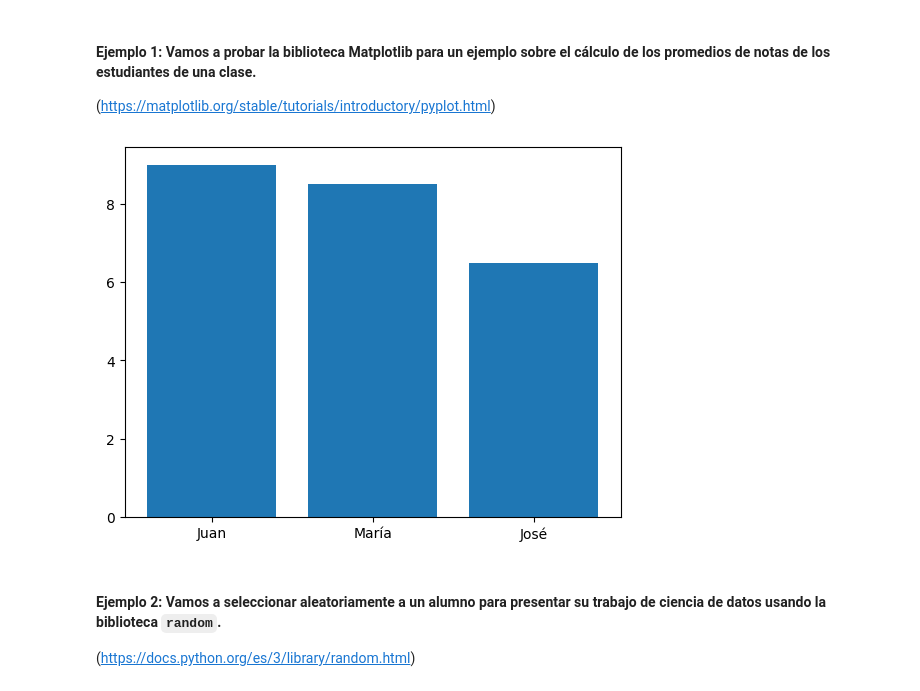
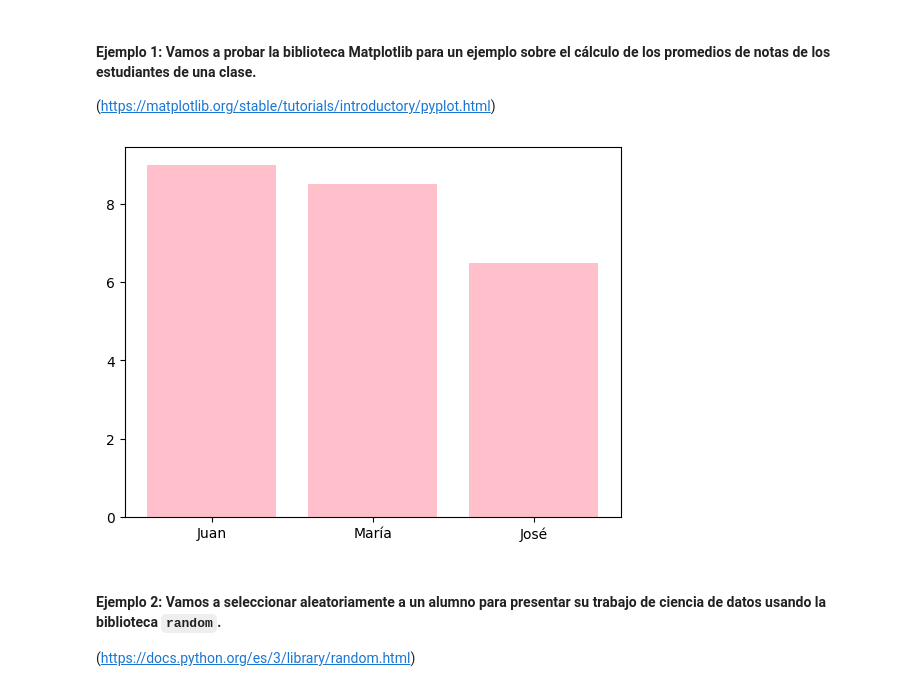
Before and after one commit to Mj-Novoa/Python-para-Data-Science-trabajar-con-funciones-estructuras-de-datos-y-excepciones, a Jupyter notebook: Python_para_Data_Science.ipynb, the cells around one changed output. Drawn from its saved outputs; the diff is of its cells as text; code cells hidden in the pictures.

```diff
--- a/Python_para_Data_Science.ipynb
+++ b/Python_para_Data_Science.ipynb
@@ -60,10 +60,10 @@ from matplotlib import pyplot as plt
 estudiantes = ['Juan','María','José']
 notas = [9,8.5,6.5]
 # %%
-plt.bar(x= estudiantes, height=notas)
+plt.bar(x=estudiantes, height=notas, color='pink')
 plt.show()
 # %% [output]
-[figure, old version]
+[figure, new version]
 # %% [markdown]
 #### Ejemplo 2: Vamos a seleccionar aleatoriamente a un alumno para presentar su trabajo de ciencia de datos usando la biblioteca `random`.
 
```
Also changed, not shown: parts of 1 cell of this notebook.
